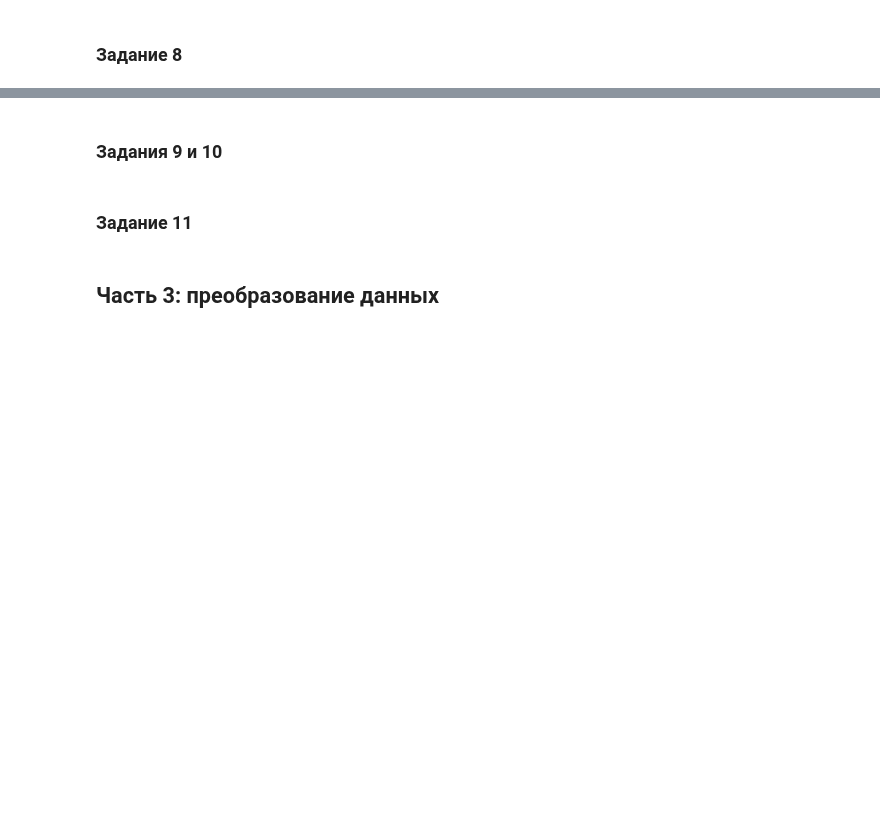
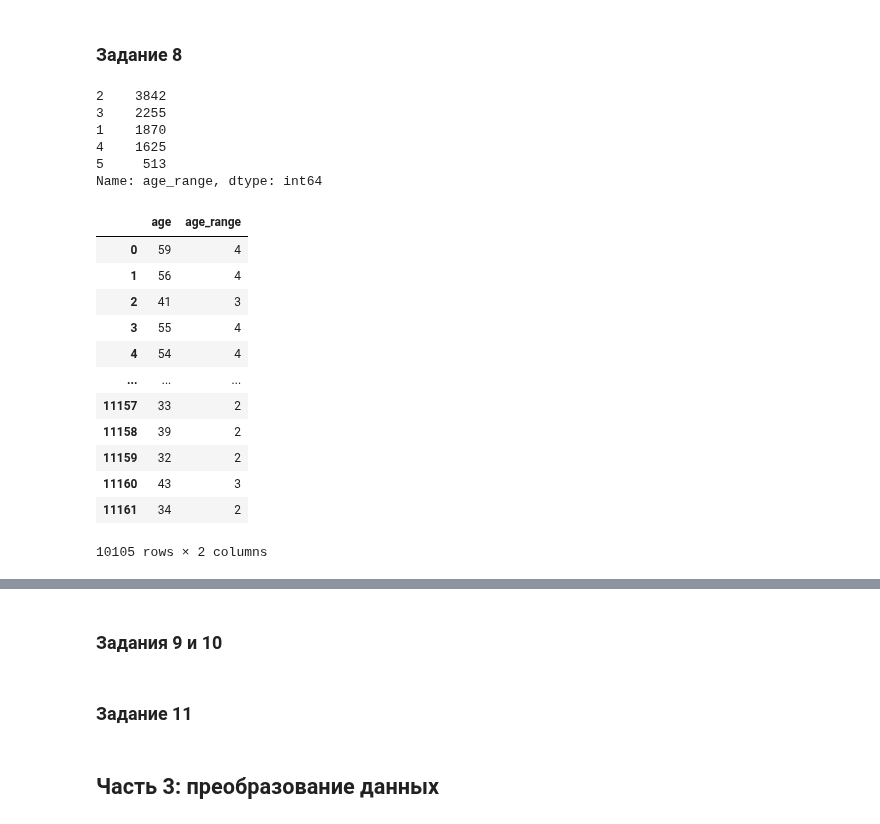
Before and after one commit to DmitriySky47/sf_data_science, a Jupyter notebook: project_4/Project_4_ML.ipynb, the cells around one changed output, grey strips where cells are left out. Cells and saved outputs as stored; diff of their text form; code cells hidden in the pictures; blank space fills up the shorter version.

```diff
--- a/project_4/Project_4_ML.ipynb
+++ b/project_4/Project_4_ML.ipynb
@@ -328,0 +358,25 @@ Name: month, dtype: int64
+# %%
+df['age_range'].value_counts()
+# %% [output]
+2    3842
+3    2255
+1    1870
+4    1625
+5     513
+Name: age_range, dtype: int64
+# %%
+df[['age', 'age_range']]
+# %% [output]
+|  | age | age_range |
+| 0 | 59 | 4 |
+| 1 | 56 | 4 |
+| 2 | 41 | 3 |
+| 3 | 55 | 4 |
+| 4 | 54 | 4 |
+| ... | ... | ... |
+| 11157 | 33 | 2 |
+| 11158 | 39 | 2 |
+| 11159 | 32 | 2 |
+| 11160 | 43 | 3 |
+| 11161 | 34 | 2 |
+10105 rows × 2 columns
```
Also changed, not shown: parts of 8 cells of this notebook.
